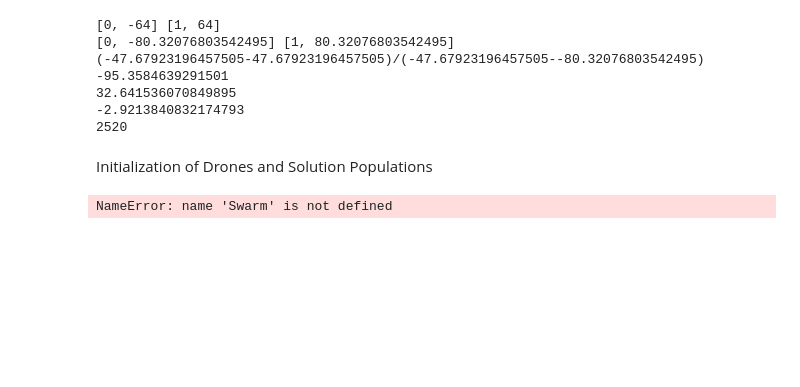
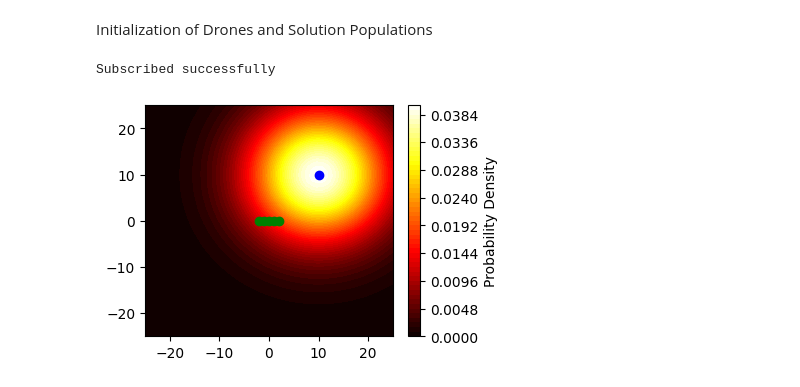
Before and after one commit to FDahlke/gazebo_sim, a Jupyter notebook: apptainer/temporaryNotebook.ipynb, the cells around one changed output. Saved outputs shown, nothing was run; the diff lists cells and outputs as text; code cells hidden in the pictures; blank space fills up the shorter version.

```diff
--- a/apptainer/temporaryNotebook.ipynb
+++ b/apptainer/temporaryNotebook.ipynb
@@ -7,7 +7,7 @@ import numpy as np
 
 from swarm import Swarm
 # %%
-NUM_DRONES = 3
+NUM_DRONES = 5
 
 AREA_SIZE_X = 50
 AREA_SIZE_Y = 50
@@ -23,3 +23,5 @@ TIMESTEPS = 10
 POPULATION_SIZE = 10
 NUM_GENERATIONS = 10
 MUTATION_RATE = 0.1
+
+INITIAL_VISIBILITY =0.5
@@ -43,8 +41,8 @@ def calculate_world_coordinates(drone_pos, image_radius, img_x, img_y):
     return (pos_x, pos_y)
 #print(calculate_world_coordinates(np.array([0.5,-0.46815]),camera_offset,0,512))
 
-def getOverlapArray(waypoints):
-
+def getOverlapArray(waypoints,img_width=512,img_height=512):
+    #TODO change MinX to value instead of array,its probably not needed
     MinX = [0,float('inf')]
     MaxX = [0,float('-inf')]
     MinY = [0,float('inf')]
@@ -66,36 +64,32 @@ def getOverlapArray(waypoints):
     print(MinX,MaxX)
 
     MinX[1] = calculate_world_coordinates(waypoints[MinX[0]], camera_offset, 0,0)[0]
-    MaxX[1] = calculate_world_coordinates(waypoints[MaxX[0]], camera_offset, 512,512)[0]
+    MaxX[1] = calculate_world_coordinates(waypoints[MaxX[0]], camera_offset, img_width,img_height)[0]
     MinY[1] = calculate_world_coordinates(waypoints[MinY[0]], camera_offset, 0,0)[1]
-    MaxY[1] = calculate_world_coordinates(waypoints[MaxY[0]], camera_offset, 512, 512)[1]
+    MaxY[1] = calculate_world_coordinates(waypoints[MaxY[0]], camera_offset, img_width, img_height)[1]
 
-    print(MinX,MaxX)
+    #gets the needed width/height of the array based on the distance between smallest and largest X/Y Value, rounding up
+    array_width = int(np.ceil(((MaxX[1]-MinX[1])*img_width)/(camera_offset*2)))
+    array_height = int(np.ceil(((MaxY[1]-MinY[1])*img_height)/(camera_offset*2)))
 
-    p1 = MinX[1]
-    p2 = calculate_world_coordinates(waypoints[MaxX[0]], camera_offset, 0,0)[0]
-    p3 = calculate_world_coordinates(waypoints[MinX[0]], camera_offset, 512,512)[0]
-    t = (p3-p2)/(p3-p1)
-    arr_width = int(np.ceil(512 + 512 - t * 512))
+    visibility_array = np.zeros((int(array_width), (int(array_height))))
+    #return array_width,array_height
 
-    print("({p3}-{p2})/({p3}-{p1})".format(p1=p1,p2=p2,p3=p3))
-    print(p3-p2)
-    print(p3-p1)
-    print(t)
+    visibility_threshold= 3400 #once depth is higher than this value, the ground counts as seen
 
-    print(arr_width)
-    world_x, world_y = calculate_world_coordinates(waypoints[0], camera_offset, 0, 0)
-    world_x_idx = int(((world_x - MinX[1]) / (MaxX[1] - MinX[1])) * arr_width)
+    for id in range(len(waypoints)):
+        for i in range(img_width):
+            for j in range(img_height):
+                if swarm.depth_images[id][i][j][0] > visibility_threshold:
+                    world_x, world_y = calculate_world_coordinates(waypoints[id], camera_offset, j, i)
+                    world_x_idx = int(((world_x - MinX[1]) / (MaxX[1] - MinX[1])) * array_width)
+                    world_y_idx = int(((world_y - MinY[1]) / (MaxY[1] - MinY[1])) * array_height)
+                    if 0 <= world_x_idx < array_width and 0 <= world_y_idx < array_height:
+                        visibility_array[world_x_idx][world_y_idx] += 1/NUM_DRONES
 
-getOverlapArray(np.array([[-64,0],[64,0]]))
+    return visibility_array
+
+#print(getOverlapArray(np.array([[-16,0],[16,0]])))
-# %% [output]
-[0, -64] [1, 64]
-[0, -80.32076803542495] [1, 80.32076803542495]
-(-47.67923196457505-47.67923196457505)/(-47.67923196457505--80.32076803542495)
--95.3584639291501
-32.641536070849895
--2.9213840832174793
-2520
 # %%
 #return percentage of ground visible (depth>34meter)
 def check_ground_visibility(depth_image):
@@ -134,38 +128,39 @@ person_waypoint =np.array([5,5])
 # First waypoints
 waypoints = np.empty((0,3),float)
 for i in range (NUM_DRONES):
-    waypoints= np.append(waypoints,np.array([[math.ceil(i-(NUM_DRONES/2)),0.0,FLIGHT_HEIGHT]]), axis=0)
+    waypoints= np.append(waypoints,np.array([[math.ceil(i-(NUM_DRONES/2)),0.0,DRONE_HEIGHT]]), axis=0)
 
 #create Initial
 swarm.waypoints(ids, waypoints)
 
 #Initialize Target Position
 Target_Position = [10,10]
 
 Last_Known_Position = Target_Position
 
 #Visibility by Coordiantes File:
 grid_visibility = np.full((AREA_SIZE_X,AREA_SIZE_Y), INITIAL_VISIBILITY)
 
 #Create Target Probability Grid
 x = np.linspace(-grid_offset, grid_offset, GRID_SIZE)
 y = np.linspace(-grid_offset, grid_offset, GRID_SIZE)
 x, y = np.meshgrid(x, y)
 
 sigma= 10
 
 prob_density = (1 / (np.sqrt(2 * np.pi)* sigma)) * np.exp(-((x - Last_Known_Position[0])**2 + (y - Last_Known_Position[1])**2) / (2 * sigma**2))
 
 
 import matplotlib.pyplot as plt
 plt.figure(figsize=(4, 3))
 plt.contourf(x, y, prob_density, levels=50, cmap='hot')
 plt.colorbar(label='Probability Density')
 plt.scatter([Last_Known_Position[0]], [Last_Known_Position[1]], color='blue', label='Last Known Position')
 plt.scatter([waypoints[:,0]], [waypoints[:,1]], color='green', label='Drones')
 plt.show()
 # %% [output]
-NameError: name 'Swarm' is not defined
+Subscribed successfully
+[figure, added]
 # %%
 #print(swarm.depth_images[1])
 print(check_ground_visibility(swarm.depth_images[1]))
```
Also changed, not shown: parts of 4 cells of this notebook.
